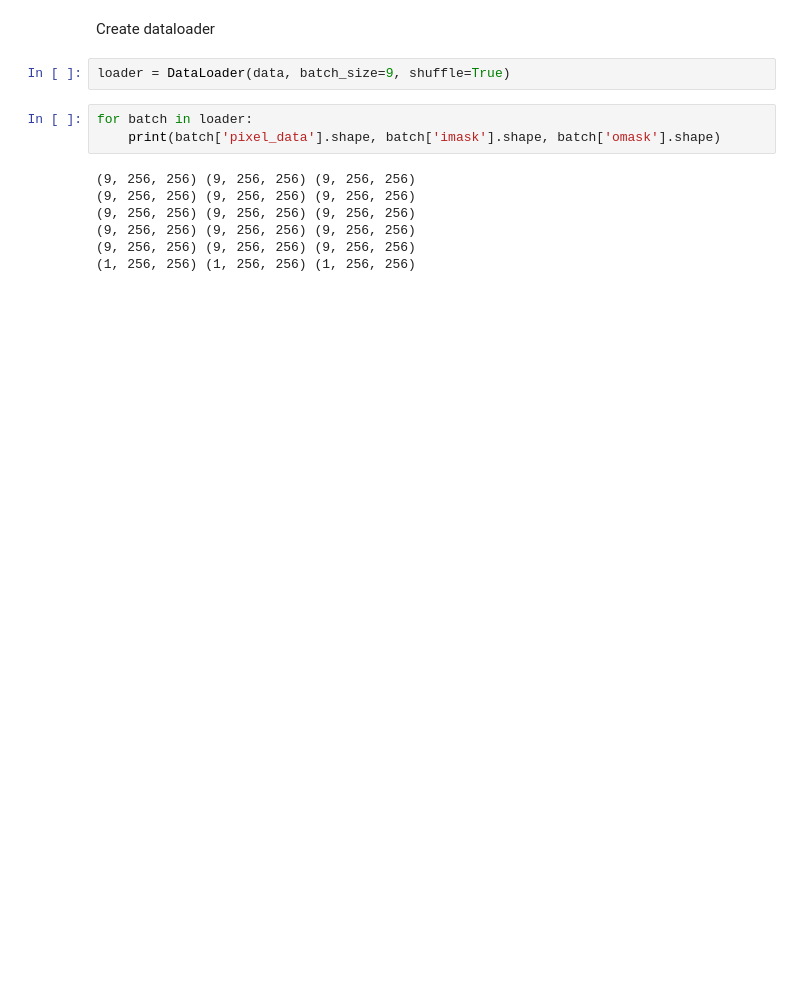
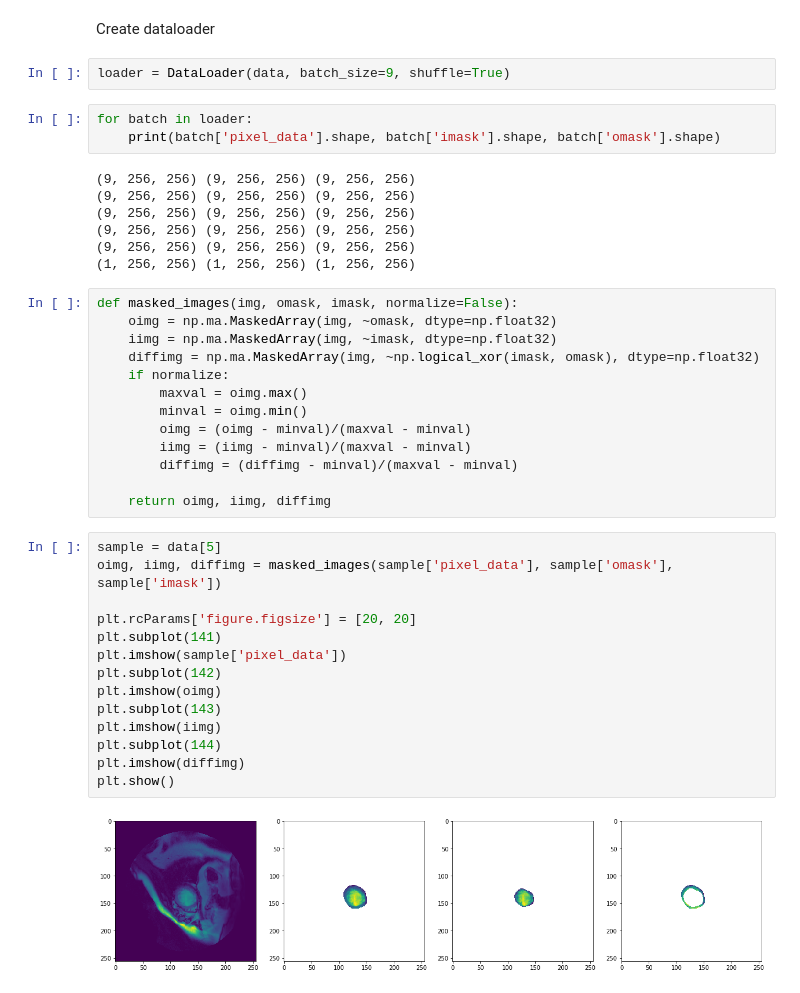
Before and after one commit to trifonova-n/challenge, a Jupyter notebook: visualize_data.ipynb, the cells around one changed output. Saved outputs shown, nothing was run; the diff lists cells and outputs as text; blank space fills up the shorter version.

```diff
--- a/visualize_data.ipynb
+++ b/visualize_data.ipynb
@@ -49,3 +52,32 @@ for batch in loader:
 (9, 256, 256) (9, 256, 256) (9, 256, 256)
 (9, 256, 256) (9, 256, 256) (9, 256, 256)
 (1, 256, 256) (1, 256, 256) (1, 256, 256)
+# %%
+def masked_images(img, omask, imask, normalize=False):
+    oimg = np.ma.MaskedArray(img, ~omask, dtype=np.float32)
+    iimg = np.ma.MaskedArray(img, ~imask, dtype=np.float32)
+    diffimg = np.ma.MaskedArray(img, ~np.logical_xor(imask, omask), dtype=np.float32)
+    if normalize:
+        maxval = oimg.max()
+        minval = oimg.min()
+        oimg = (oimg - minval)/(maxval - minval)
+        iimg = (iimg - minval)/(maxval - minval)
+        diffimg = (diffimg - minval)/(maxval - minval)
+
+    return oimg, iimg, diffimg
+# %%
+sample = data[5]
+oimg, iimg, diffimg = masked_images(sample['pixel_data'], sample['omask'], sample['imask'])
+
+plt.rcParams['figure.figsize'] = [20, 20]
+plt.subplot(141)
+plt.imshow(sample['pixel_data'])
+plt.subplot(142)
+plt.imshow(oimg)
+plt.subplot(143)
+plt.imshow(iimg)
+plt.subplot(144)
+plt.imshow(diffimg)
+plt.show()
+# %% [output]
+[figure, added]
```
Also changed, not shown: parts of 10 cells of this notebook, 1 other file.
